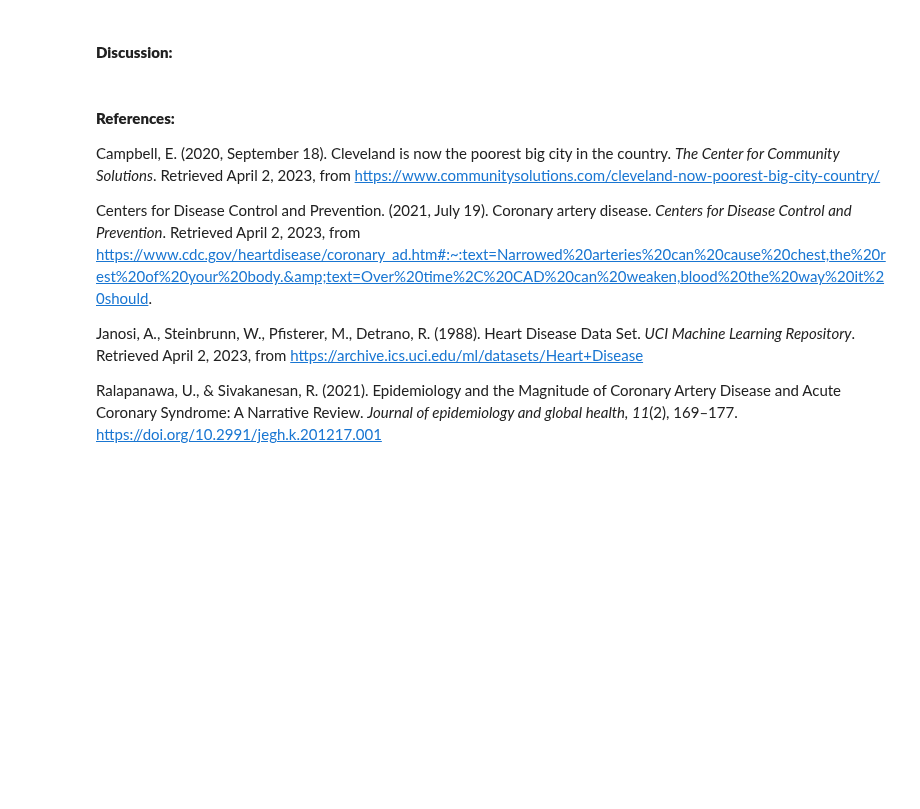
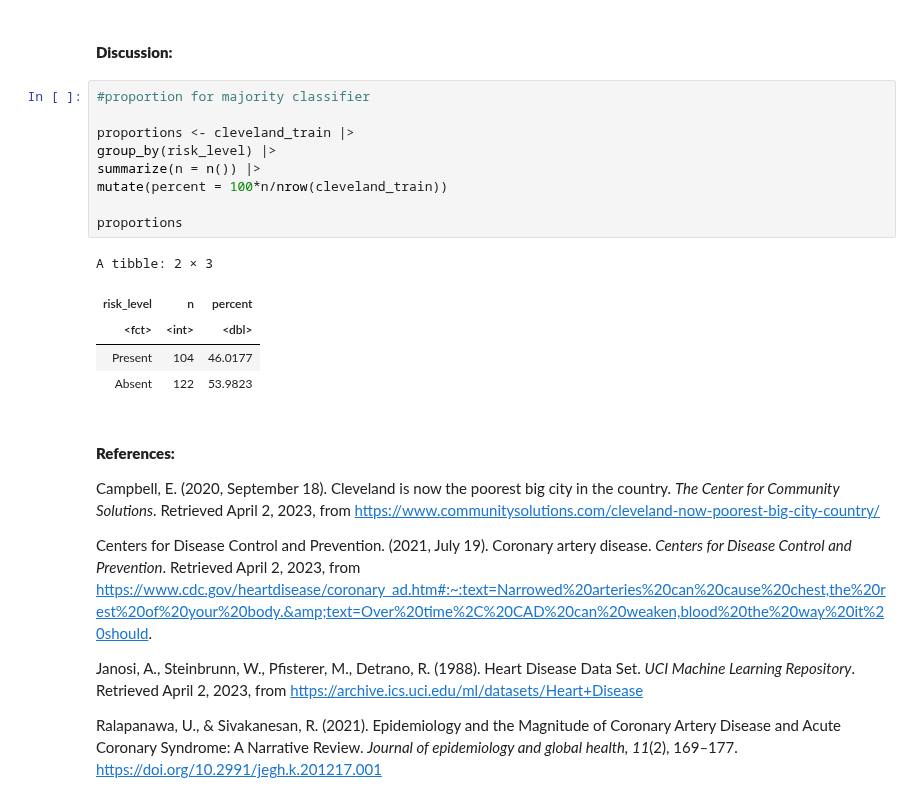
Before and after one commit to samdang03/DSCI-100_2022w2-Group-006, a Jupyter notebook: DCSI100-Final Project Report.ipynb, the cells around one changed output. Cells and saved outputs as stored; diff of their text form; blank space fills up the shorter version.

Commit message:
Added a tibble for proportions to compare classifier accuracy to majority classifier

```diff
--- a/DCSI100-Final Project Report.ipynb
+++ b/DCSI100-Final Project Report.ipynb
@@ -302,6 +302,21 @@ Prediction Present Absent
 Accuracy of classifier = 71%
 # %% [markdown]
 #### **Discussion:**
+# %%
+#proportion for majority classifier
+
+proportions <- cleveland_train |>
+group_by(risk_level) |>
+summarize(n = n()) |>
+mutate(percent = 100*n/nrow(cleveland_train))
+
+proportions
+# %% [output]
+A tibble: 2 × 3
+| risk_level | n | percent |
+| <fct> | <int> | <dbl> |
+| Present | 104 | 46.0177 |
+| Absent | 122 | 53.9823 |
 # %% [markdown]
 #### **References:**
 
```
Also changed, not shown: parts of 4 cells of this notebook.
